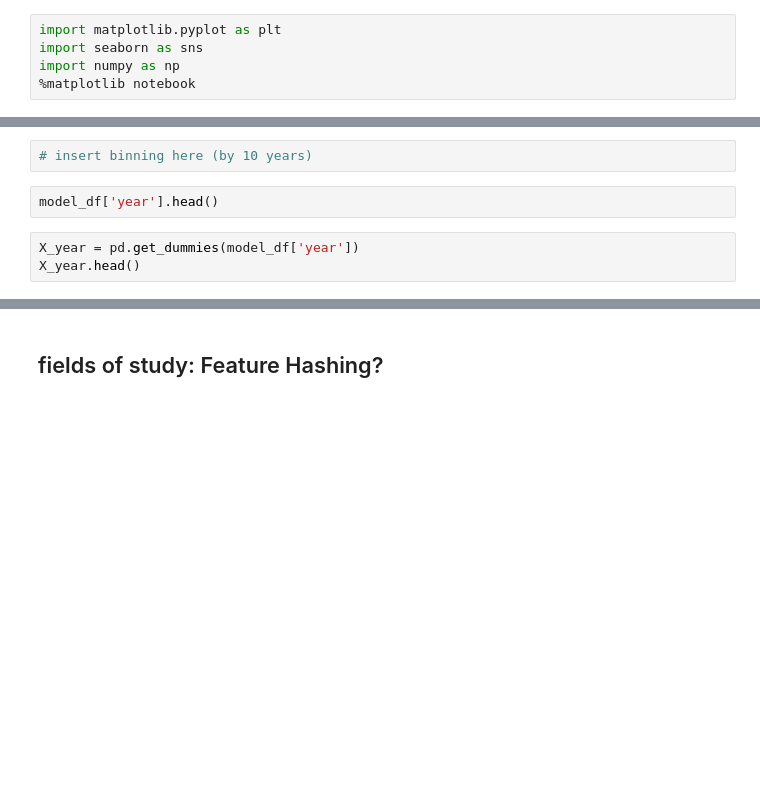
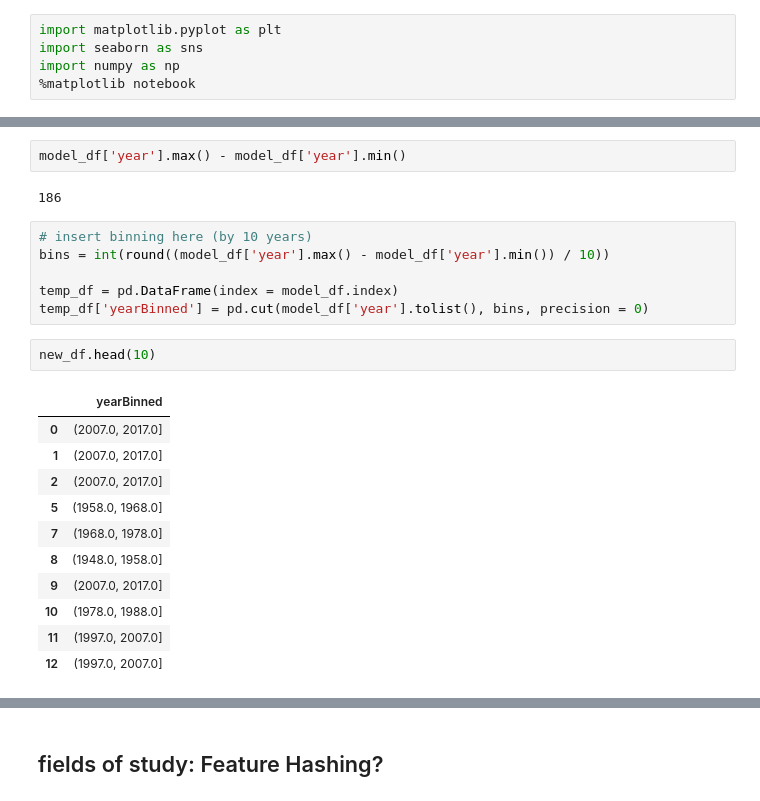
Before and after one commit to alicezheng/feature-engineering-book, a Jupyter notebook: End-to-End Example 1 - Academic paper recommender.ipynb, the cells around one changed output, grey strips where cells are left out. Cells and saved outputs as stored; diff of their text form; blank space fills up the shorter version.

```diff
--- a/End-to-End Example 1 - Academic paper recommender.ipynb
+++ b/End-to-End Example 1 - Academic paper recommender.ipynb
@@ -220,7 +234,24 @@ ax.set_ylabel('Occurrence', fontsize=14)
-# %%
-# insert binning here (by 10 years)
-# %%
-model_df['year'].head()
-# %%
-X_year = pd.get_dummies(model_df['year'])
-X_year.head()
+# %%
+model_df['year'].max() - model_df['year'].min()
+# %% [output]
+186
+# %%
+# insert binning here (by 10 years)
+bins = int(round((model_df['year'].max() - model_df['year'].min()) / 10))
+
+temp_df = pd.DataFrame(index = model_df.index)
+temp_df['yearBinned'] = pd.cut(model_df['year'].tolist(), bins, precision = 0)
+# %%
+new_df.head(10)
+# %% [output]
+|  | yearBinned |
+| 0 | (2007.0, 2017.0] |
+| 1 | (2007.0, 2017.0] |
+| 2 | (2007.0, 2017.0] |
+| 5 | (1958.0, 1968.0] |
+| 7 | (1968.0, 1978.0] |
+| 8 | (1948.0, 1958.0] |
+| 9 | (2007.0, 2017.0] |
+| 10 | (1978.0, 1988.0] |
+| 11 | (1997.0, 2007.0] |
+| 12 | (1997.0, 2007.0] |
```
Also changed, not shown: parts of 21 cells of this notebook.
